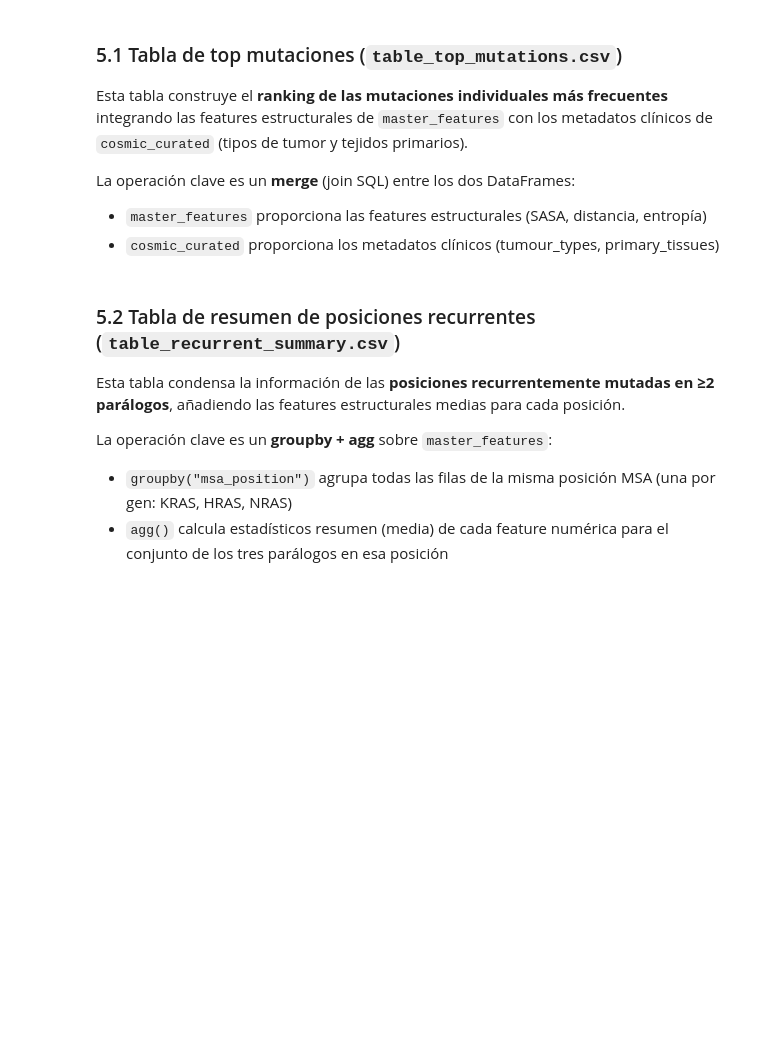
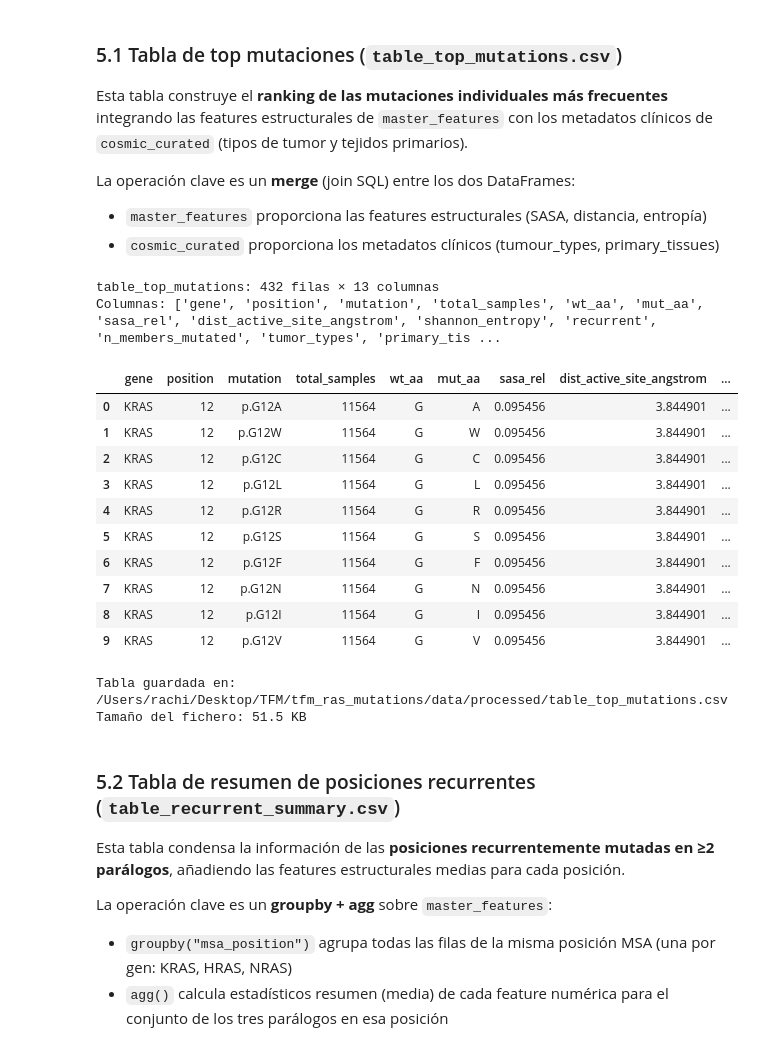
Before and after one commit to racschavez/TFM-MUTACIONES-EN-RAS, a Jupyter notebook: notebooks/04_results_visualization.ipynb, the cells around one changed output. Cells and saved outputs as stored; diff of their text form; code cells hidden in the pictures; blank space fills up the shorter version.

```diff
--- a/notebooks/04_results_visualization.ipynb
+++ b/notebooks/04_results_visualization.ipynb
@@ -637,7 +732,7 @@ top_mutations = (
     .merge(
         # Seleccionamos solo las columnas de cosmic_curated que necesitamos
         # para evitar columnas duplicadas y reducir el tamaño del merge
-        cosmic_curated[["gene", "position", "hgvs_p", "tumour_types", "primary_tissues"]],
+        cosmic_curated[["gene", "position", "hgvs_p", "tumor_types", "primary_tissues"]],
         # left_on: columnas de master_features usadas como clave de unión
         left_on=["gene", "uniprot_position"],
         # right_on: columnas de cosmic_curated usadas como clave de unión
@@ -653,35 +748,49 @@ top_mutations = (
     .rename(columns={"hgvs_p": "mutation", "position_y": "position"})
     # Seleccionamos y reordenamos las columnas finales de la tabla
     [["gene", "uniprot_position", "mutation", "total_samples", "aa_wt",
       "sasa_rel", "dist_active_site_angstrom", "shannon_entropy",
-      "recurrent", "n_members_mutated", "tumour_types", "primary_tissues"]]
+      "recurrent", "n_members_mutated", "tumor_types", "primary_tissues"]]
     # Renombrado final para hacer los nombres de columna más descriptivos
     .rename(columns={"uniprot_position": "position", "aa_wt": "wt_aa"})
 )
 
 # Añadimos la columna mut_aa (aminoácido mutado) extrayéndola de la notación HGVS.
 # Ejemplo: de "p.G12D" extraemos "D" (último carácter del cambio)
 # La expresión regular r"p\.[A-Z]\d+([A-Z])$" captura:
 #   p\.   → el prefijo literal "p."
 #   [A-Z] → una letra mayúscula (aminoácido original)
 #   \d+   → uno o más dígitos (número de posición)
 #   ([A-Z])$ → capturamos la última letra mayúscula (aminoácido mutado)
 # .str.extract() devuelve un DataFrame con los grupos capturados; [0] toma el primer grupo
 top_mutations["mut_aa"] = top_mutations["mutation"].str.extract(r"p\.[A-Z]\d+([A-Z])$")
 
 # Reordenamos las columnas para que mut_aa quede junto a wt_aa
 top_mutations = top_mutations[
     ["gene", "position", "mutation", "total_samples", "wt_aa", "mut_aa",
      "sasa_rel", "dist_active_site_angstrom", "shannon_entropy",
-     "recurrent", "n_members_mutated", "tumour_types", "primary_tissues"]
+     "recurrent", "n_members_mutated", "tumor_types", "primary_tissues"]
 ]
 
 # Reiniciamos el índice para numeración consecutiva desde 0
 top_mutations = top_mutations.reset_index(drop=True)
 
 print(f"table_top_mutations: {len(top_mutations):,} filas × {top_mutations.shape[1]} columnas")
 print(f"Columnas: {top_mutations.columns.tolist()}")
 top_mutations.head(10)  # Mostramos las 10 mutaciones más frecuentes
+# %% [output]
+table_top_mutations: 432 filas × 13 columnas
+Columnas: ['gene', 'position', 'mutation', 'total_samples', 'wt_aa', 'mut_aa', 'sasa_rel', 'dist_active_site_angstrom', 'shannon_entropy', 'recurrent', 'n_members_mutated', 'tumor_types', 'primary_tis ...
+|  | gene | position | mutation | total_samples | wt_aa | mut_aa | sasa_rel | dist_active_site_angstrom | ... |
+| 0 | KRAS | 12 | p.G12A | 11564 | G | A | 0.095456 | 3.844901 | ... |
+| 1 | KRAS | 12 | p.G12W | 11564 | G | W | 0.095456 | 3.844901 | ... |
+| 2 | KRAS | 12 | p.G12C | 11564 | G | C | 0.095456 | 3.844901 | ... |
+| 3 | KRAS | 12 | p.G12L | 11564 | G | L | 0.095456 | 3.844901 | ... |
+| 4 | KRAS | 12 | p.G12R | 11564 | G | R | 0.095456 | 3.844901 | ... |
+| 5 | KRAS | 12 | p.G12S | 11564 | G | S | 0.095456 | 3.844901 | ... |
+| 6 | KRAS | 12 | p.G12F | 11564 | G | F | 0.095456 | 3.844901 | ... |
+| 7 | KRAS | 12 | p.G12N | 11564 | G | N | 0.095456 | 3.844901 | ... |
+| 8 | KRAS | 12 | p.G12I | 11564 | G | I | 0.095456 | 3.844901 | ... |
+| 9 | KRAS | 12 | p.G12V | 11564 | G | V | 0.095456 | 3.844901 | ... |
 # %%
 # ============================================================
 # CHUNK 5.1b: Guardado de table_top_mutations.csv
@@ -697,6 +806,9 @@ top_mutations.to_csv(top_mutations_path, index=False, float_format="%.4f")
 
 print(f"Tabla guardada en: {top_mutations_path}")
 print(f"Tamaño del fichero: {top_mutations_path.stat().st_size / 1024:.1f} KB")
+# %% [output]
+Tabla guardada en: /Users/rachi/Desktop/TFM/tfm_ras_mutations/data/processed/table_top_mutations.csv
+Tamaño del fichero: 51.5 KB
 # %% [markdown]
 ### 5.2 Tabla de resumen de posiciones recurrentes (`table_recurrent_summary.csv`)
 
```
Also changed, not shown: parts of 25 cells of this notebook, 25 other files.
